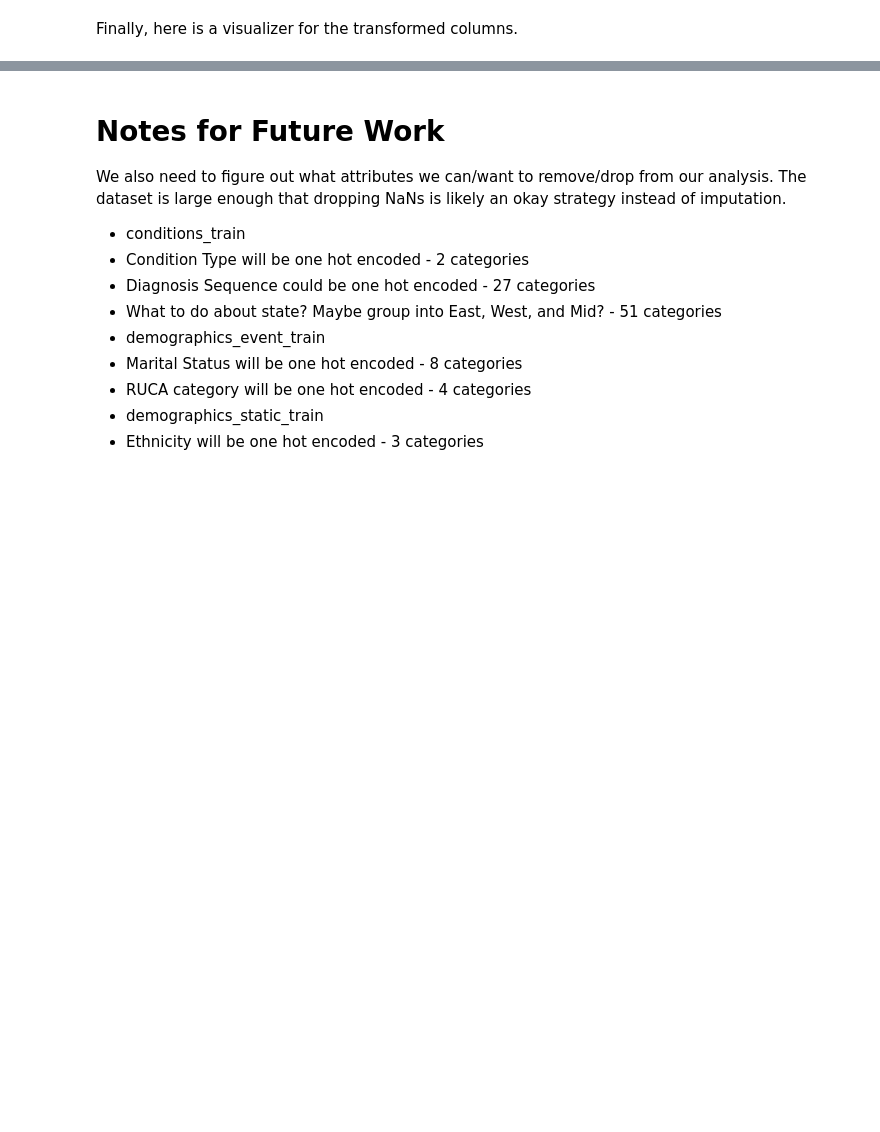
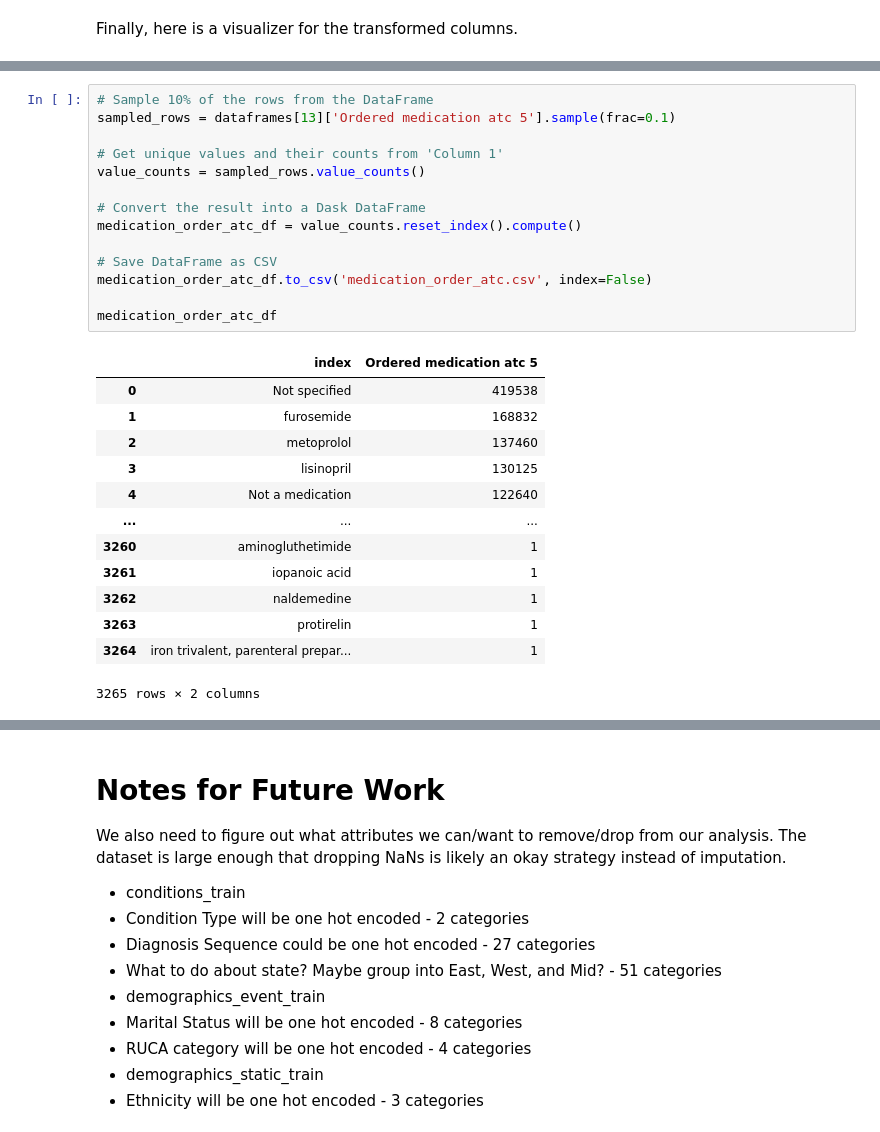
Before and after one commit to victormurcia/VCHAMPS, a Jupyter notebook: VCHAMPS_Data_Engineering_VMM.ipynb, the cells around one changed output, grey strips where cells are left out. Drawn from its saved outputs; the diff is of its cells as text; blank space fills up the shorter version.

```diff
--- a/VCHAMPS_Data_Engineering_VMM.ipynb
+++ b/VCHAMPS_Data_Engineering_VMM.ipynb
@@ -379,0 +676,28 @@ display(output)
+# %%
+# Sample 10% of the rows from the DataFrame
+sampled_rows = dataframes[13]['Ordered medication atc 5'].sample(frac=0.1)
+
+# Get unique values and their counts from 'Column 1'
+value_counts = sampled_rows.value_counts()
+
+# Convert the result into a Dask DataFrame
+medication_order_atc_df = value_counts.reset_index().compute()
+
+# Save DataFrame as CSV
+medication_order_atc_df.to_csv('medication_order_atc.csv', index=False)
+
+medication_order_atc_df
+# %% [output]
+|  | index | Ordered medication atc 5 |
+| 0 | Not specified | 419538 |
+| 1 | furosemide | 168832 |
+| 2 | metoprolol | 137460 |
+| 3 | lisinopril | 130125 |
+| 4 | Not a medication | 122640 |
+| ... | ... | ... |
+| 3260 | aminogluthetimide | 1 |
+| 3261 | iopanoic acid | 1 |
+| 3262 | naldemedine | 1 |
+| 3263 | protirelin | 1 |
+| 3264 | iron trivalent, parenteral prepar... | 1 |
+3265 rows × 2 columns
```
Also changed, not shown: parts of 37 cells of this notebook.
